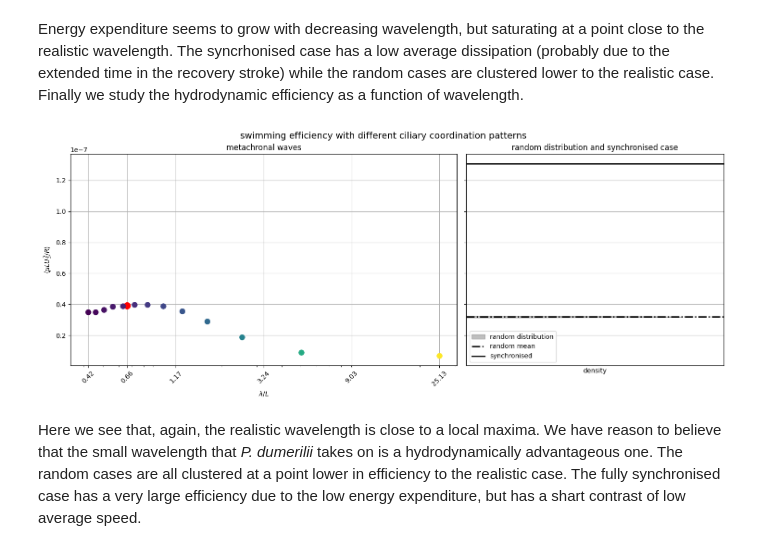
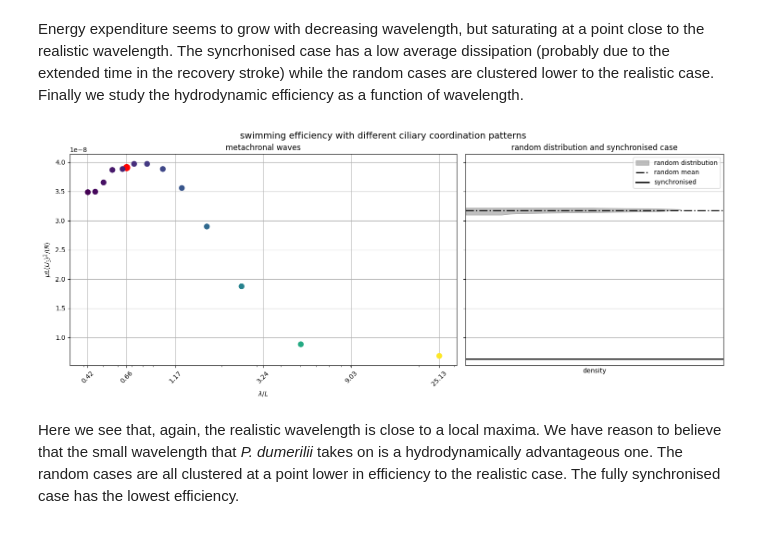
Before and after one commit to Biofluid-Dynamics-Group/cuda-filaments, a Jupyter notebook: analysis/wavelength/wavelength_swimming.ipynb, the cells around one changed output. Saved outputs shown, nothing was run; the diff lists cells and outputs as text; code cells hidden in the pictures.

```diff
--- a/analysis/wavelength/wavelength_swimming.ipynb
+++ b/analysis/wavelength/wavelength_swimming.ipynb
@@ -1027,7 +1027,7 @@ def compute_speed2_dissipation_ratio(data_dict, energy_dissipation):
             speed = data["body_vel"]["linear"][:, 2]/49.4
 
             # Calculate the ratio of speed squared to energy dissipation
-            speed2_dissipation_ratio[k] = np.mean(speed**2/energy_dissipation[k])
+            speed2_dissipation_ratio[k] = np.mean(speed)**2/np.mean(energy_dissipation[k])
 
     return speed2_dissipation_ratio
 
@@ -1093,7 +1093,7 @@ def plot_speed_dissipation_ratio(speed_dissipation_ratio, random_speed2_dissipat
     ax1.set_xticklabels([f'{loc:.2f}' for loc in locs], rotation=45)
 
     ax1.set_xlabel(r'$\lambda/L$')
-    ax1.set_ylabel(r'$\langle \mu L U_3^2 / R \rangle$')
+    ax1.set_ylabel(r'$\mu L \langle U_3\rangle^2 / \langle R \rangle$')
     ax1.set_title('metachronal waves')
     ax1.grid(True)
 
@@ -1122,33 +1122,33 @@ def plot_speed_dissipation_ratio(speed_dissipation_ratio, random_speed2_dissipat
                    label='random mean')
 
     # Add synchronized case
     if 0 in speed_dissipation_ratio:
         sync_ratio = speed_dissipation_ratio[0]
         ax2.axhline(sync_ratio, color='black', linestyle='-', linewidth=2,
                   label='synchronised')
 
     ax2.set_title('random distribution and synchronised case')
     ax2.grid(True, axis='y')
     ax2.set_xlabel('density')
     ax2.set_xticks([])  # Hide x-axis ticks
     ax2.ticklabel_format(style='sci', axis='y', scilimits=(0,0))
     ax2.legend()
     # Set axis limits
     if len(random_ratios_array) >= 3:
         ax2.set_xlim(0, max(ys)*1.2)
 
     # Common title for all subplots
     fig.suptitle('swimming efficiency with different ciliary coordination patterns', fontsize=14)
 
     # Adjust layout
     fig.tight_layout()
     fig.subplots_adjust(top=0.9)  # Make room for suptitle
 
     plt.show()
 
 # Plot the efficiency ratio
 plot_speed_dissipation_ratio(speed2_dissipation_ratio, random_speed2_dissipation_ratio)
 # %% [output]
-[figure, old version]
+[figure, new version]
 # %% [markdown]
-Here we see that, again, the realistic wavelength is close to a local maxima. We have reason to believe that the small wavelength that _P. dumerilii_ takes on is a hydrodynamically advantageous one. The random cases are all clustered at a point lower in efficiency to the realistic case. The fully synchronised case has a very large efficiency due to the low energy expenditure, but has a shart contrast of low average speed.
+Here we see that, again, the realistic wavelength is close to a local maxima. We have reason to believe that the small wavelength that _P. dumerilii_ takes on is a hydrodynamically advantageous one. The random cases are all clustered at a point lower in efficiency to the realistic case. The fully synchronised case has the lowest efficiency.
```
Also changed, not shown: 3 other files.
